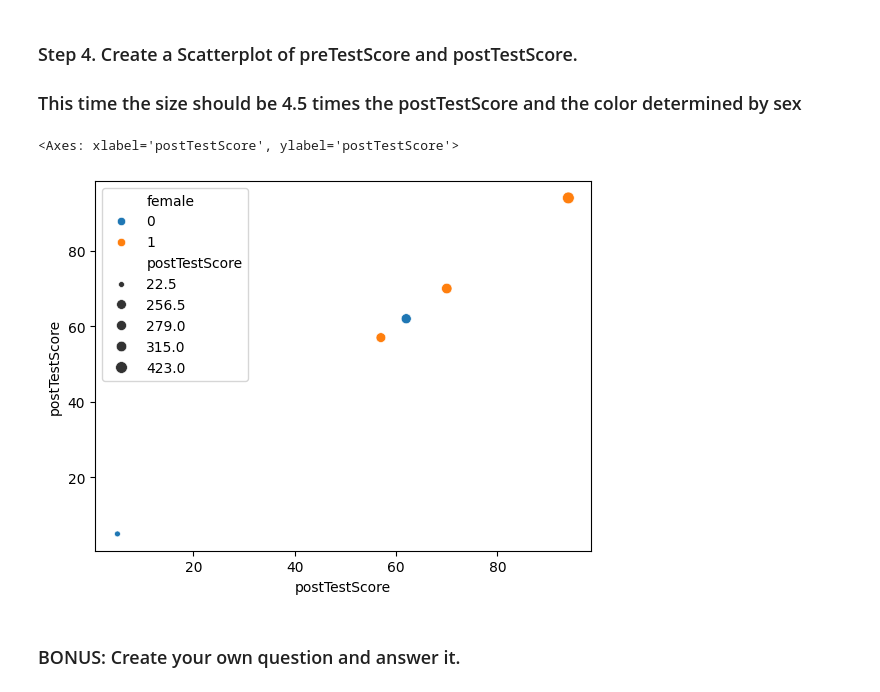
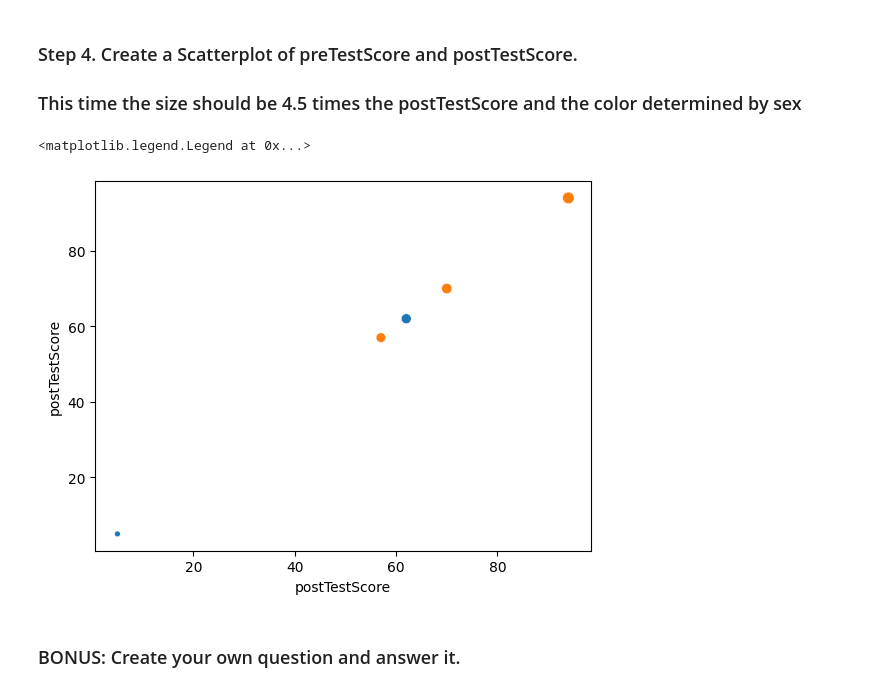
Before and after one commit to itsTeoR/exercises, a Jupyter notebook: 07_Visualization/Scores/Exercises.ipynb, the cells around one changed output. Drawn from its saved outputs; the diff is of its cells as text; code cells hidden in the pictures.

```diff
--- a/07_Visualization/Scores/Exercises.ipynb
+++ b/07_Visualization/Scores/Exercises.ipynb
@@ -44,9 +44,10 @@ sns.scatterplot(data = df, x = 'postTestScore', y = 'postTestScore', size = 'age
 ### Step 4. Create a Scatterplot of preTestScore and postTestScore.
 ### This time the size should be 4.5 times the postTestScore and the color determined by sex
 # %%
-sns.scatterplot(data = df, x = 'postTestScore', y = 'postTestScore', size = df['postTestScore']*4.5, hue = 'female')
+sns.scatterplot(data = df, x = 'postTestScore', y = 'postTestScore', size = df['postTestScore']*45, hue = 'female')
+plt.legend([],[], frameon=False)
 # %% [output]
-<Axes: xlabel='postTestScore', ylabel='postTestScore'>
+<matplotlib.legend.Legend at 0x...>
-[figure, old version]
+[figure, new version]
 # %% [markdown]
 ### BONUS: Create your own question and answer it.
```
